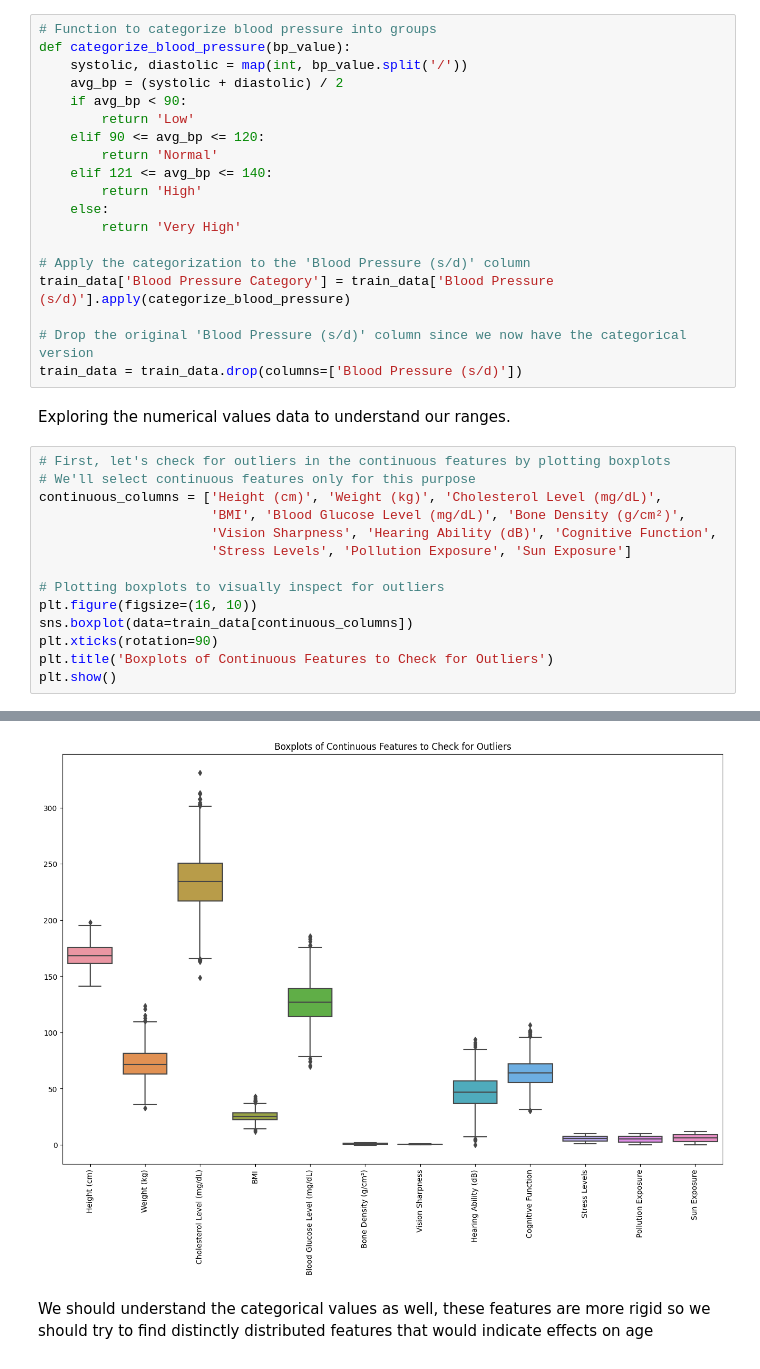
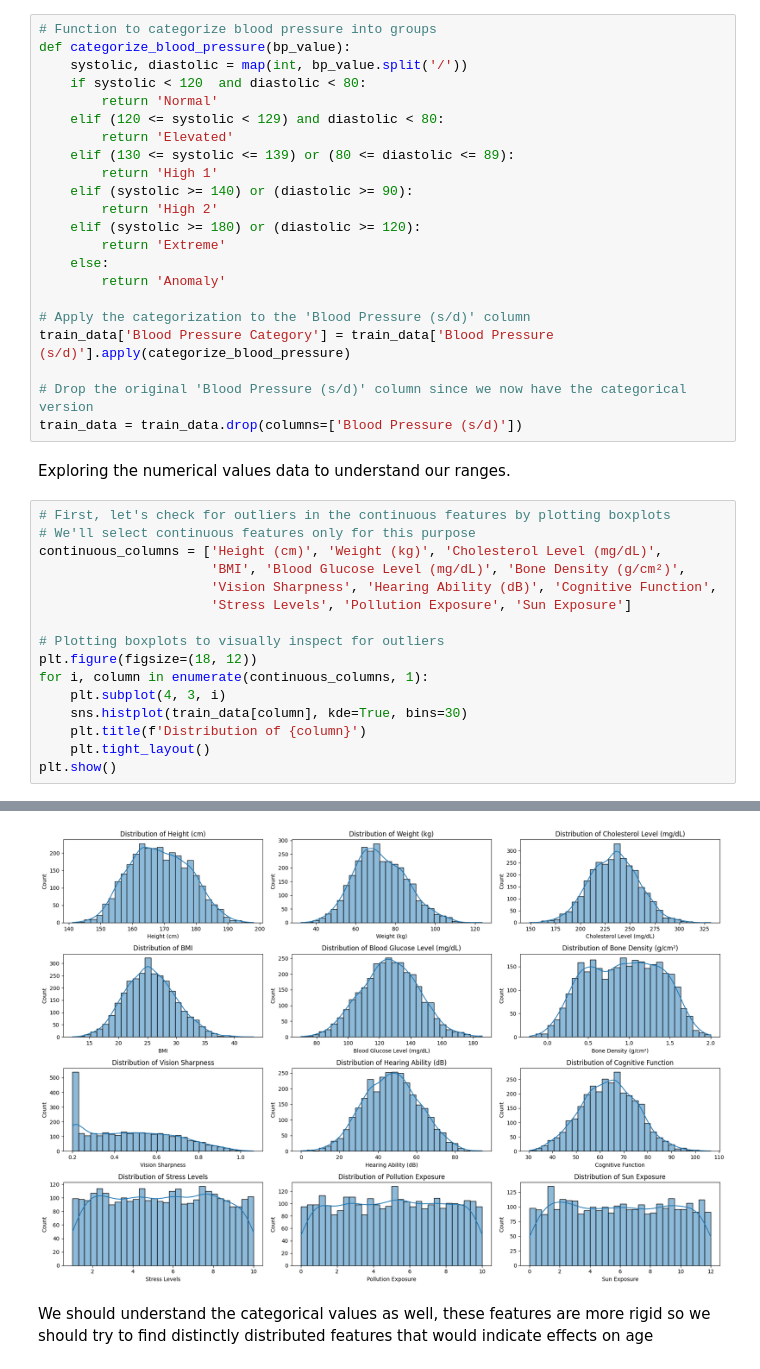
Before and after one commit to shachar58/self-projects, a Jupyter notebook: age-prediction-using-ml-models.ipynb, the cells around one changed output, grey strips where cells are left out. Saved outputs shown, nothing was run; the diff lists cells and outputs as text.

```diff
--- a/age-prediction-using-ml-models.ipynb
+++ b/age-prediction-using-ml-models.ipynb
@@ -36,15 +29,18 @@ First, we will try to categorize the blood pressure, as it is a complex column t
 # Function to categorize blood pressure into groups
 def categorize_blood_pressure(bp_value):
     systolic, diastolic = map(int, bp_value.split('/'))
-    avg_bp = (systolic + diastolic) / 2
-    if avg_bp < 90:
-        return 'Low'
-    elif 90 <= avg_bp <= 120:
+    if systolic < 120  and diastolic < 80:
         return 'Normal'
-    elif 121 <= avg_bp <= 140:
-        return 'High'
+    elif (120 <= systolic < 129) and diastolic < 80:
+        return 'Elevated'
+    elif (130 <= systolic <= 139) or (80 <= diastolic <= 89):
+        return 'High 1'
+    elif (systolic >= 140) or (diastolic >= 90):
+        return 'High 2'
+    elif (systolic >= 180) or (diastolic >= 120):
+        return 'Extreme'
     else:
-        return 'Very High'
+        return 'Anomaly'
 
 # Apply the categorization to the 'Blood Pressure (s/d)' column
 train_data['Blood Pressure Category'] = train_data['Blood Pressure (s/d)'].apply(categorize_blood_pressure)
@@ -62,9 +58,11 @@ continuous_columns = ['Height (cm)', 'Weight (kg)', 'Cholesterol Level (mg/dL)',
                       'Stress Levels', 'Pollution Exposure', 'Sun Exposure']
 
 # Plotting boxplots to visually inspect for outliers
-plt.figure(figsize=(16, 10))
-sns.boxplot(data=train_data[continuous_columns])
-plt.xticks(rotation=90)
-plt.title('Boxplots of Continuous Features to Check for Outliers')
+plt.figure(figsize=(18, 12))
+for i, column in enumerate(continuous_columns, 1):
+    plt.subplot(4, 3, i)
+    sns.histplot(train_data[column], kde=True, bins=30)
+    plt.title(f'Distribution of {column}')
+    plt.tight_layout()
 plt.show()
 # %% [output]
@@ -71,4 +81,4 @@ plt.show()
-[figure, old version]
+[figure, new version]
 # %% [markdown]
 We should understand the categorical values as well, these features are more rigid so we should try to find distinctly distributed features that would indicate effects on age
 # %%
```
Also changed, not shown: parts of 5 cells of this notebook.
